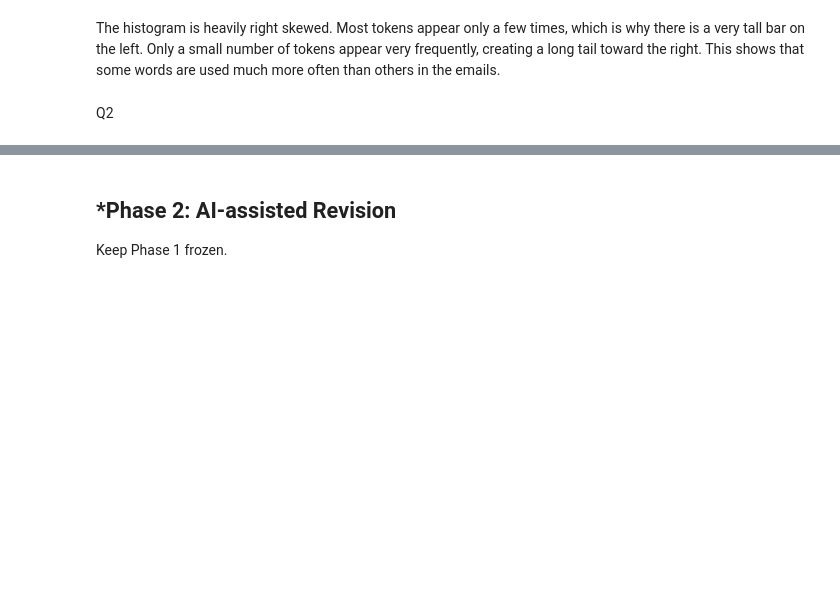
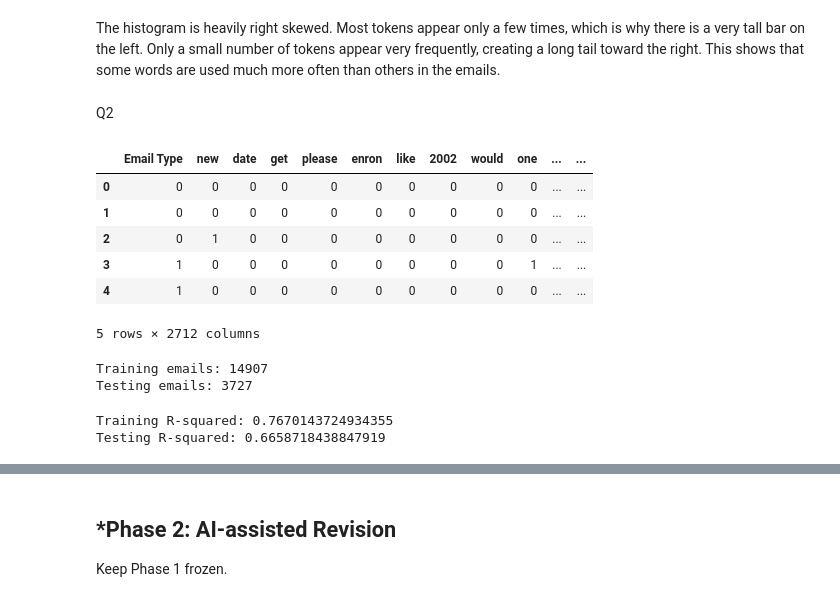
Before and after one commit to raffaellaalpaca-ai/A05-pca, a Jupyter notebook: notebook.ipynb, the cells around one changed output, grey strips where cells are left out. Cells and saved outputs as stored; diff of their text form; code cells hidden in the pictures; blank space fills up the shorter version.

```diff
--- a/notebook.ipynb
+++ b/notebook.ipynb
@@ -77,3 +79,47 @@ plt.show()
 The histogram is heavily right skewed. Most tokens appear only a few times, which is why there is a very tall bar on the left. Only a small number of tokens appear very frequently, creating a long tail toward the right. This shows that some words are used much more often than others in the emails.
 # %% [markdown]
 Q2
+# %%
+import pandas as pd
+#load email dataset
+df = pd.read_parquet('Phishing_clean.parquet')
+df.head()
+# %% [output]
+|  | Email Type | new | date | get | please | enron | like | 2002 | would | one | ... | ... |
+| 0 | 0 | 0 | 0 | 0 | 0 | 0 | 0 | 0 | 0 | 0 | ... | ... |
+| 1 | 0 | 0 | 0 | 0 | 0 | 0 | 0 | 0 | 0 | 0 | ... | ... |
+| 2 | 0 | 1 | 0 | 0 | 0 | 0 | 0 | 0 | 0 | 0 | ... | ... |
+| 3 | 1 | 0 | 0 | 0 | 0 | 0 | 0 | 0 | 0 | 1 | ... | ... |
+| 4 | 1 | 0 | 0 | 0 | 0 | 0 | 0 | 0 | 0 | 0 | ... | ... |
+5 rows × 2712 columns
+# %%
+from sklearn.model_selection import train_test_split
+# X contains all the word columns
+X = df.drop(columns=["Email Type"])
+# y contains what we want to predict
+y = df["Email Type"]
+#split the data into 80% training and 20% testing
+X_train, X_test, y_train, y_test = train_test_split(
+    X, y, test_size=0.2, random_state=42
+)
+#check how many emails are in each group
+print("Training emails:", len(X_train))
+print("Testing emails:", len(X_test))
+# %% [output]
+Training emails: 14907
+Testing emails: 3727
+# %%
+from sklearn.linear_model import LinearRegression
+#create the regression model
+model = LinearRegression()
+#training the model using the training emails
+model.fit(X_train, y_train)
+#calc R-squared for training data
+train_r2 = model.score(X_train, y_train)
+#calc R-squared for testing data
+test_r2 = model.score(X_test, y_test)
+print("Training R-squared:", train_r2)
+print("Testing R-squared:", test_r2)
+# %% [output]
+Training R-squared: 0.7670143724934355
+Testing R-squared: 0.6658718438847919
```
Also changed, not shown: parts of 3 cells of this notebook.
